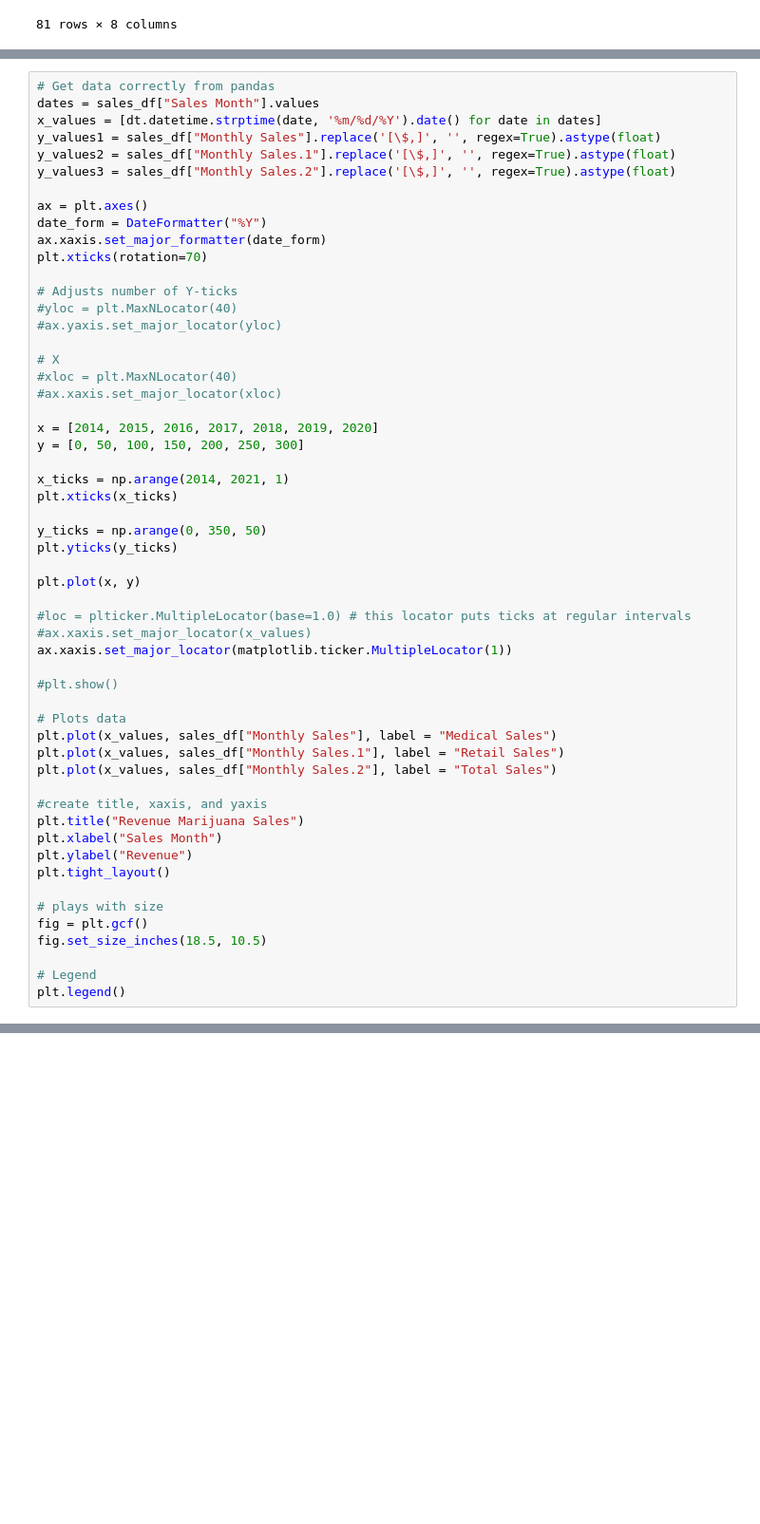
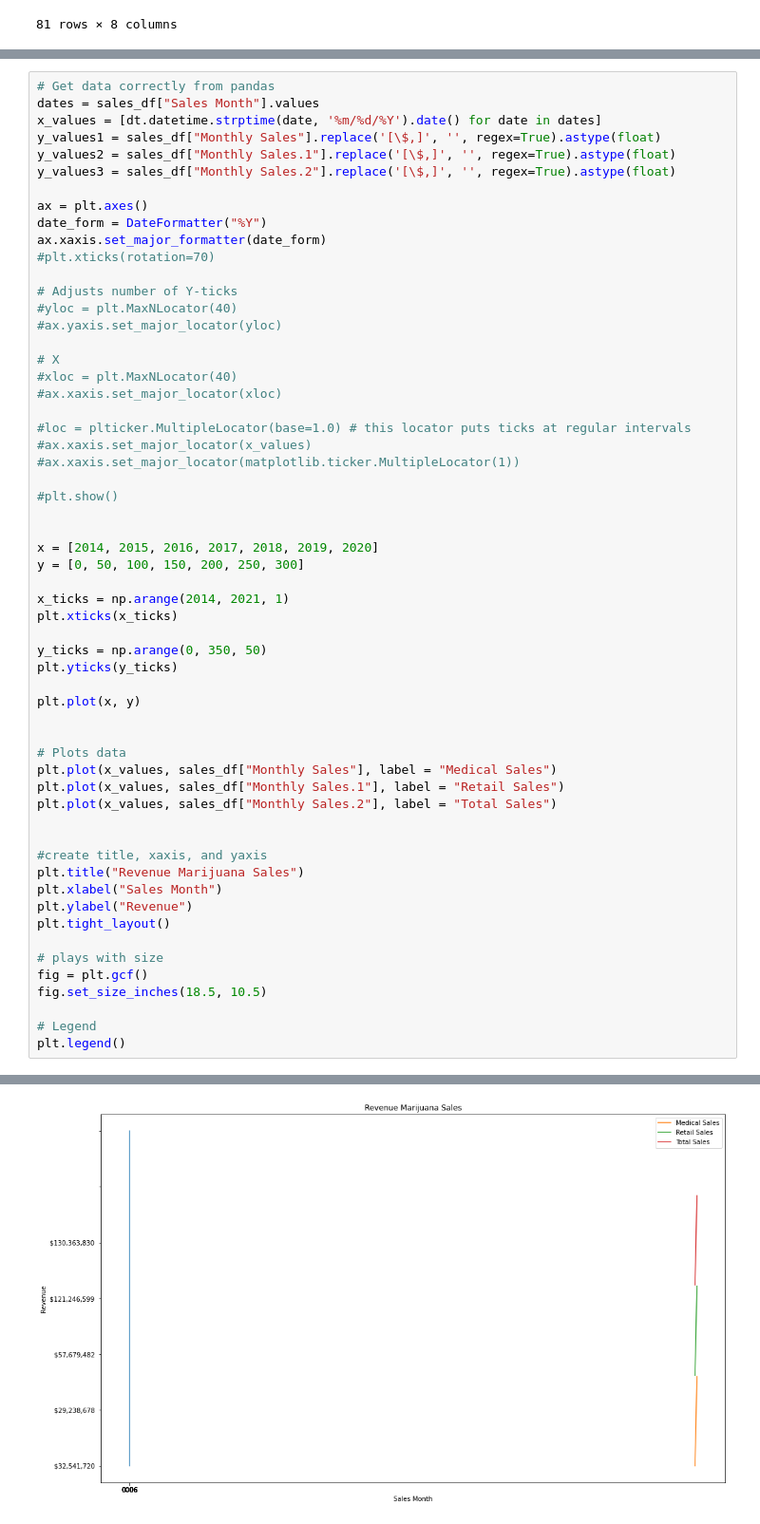
Before and after one commit to julieheadlee/bootcamp_quad, a Jupyter notebook: Total_Sales.ipynb, the cells around one changed output, grey strips where cells are left out. Shown at 95% size. Saved outputs shown, nothing was run; the diff lists cells and outputs as text; blank space fills up the shorter version.

```diff
--- a/Total_Sales.ipynb
+++ b/Total_Sales.ipynb
@@ -80,7 +88,7 @@ y_values3 = sales_df["Monthly Sales.2"].replace('[\$,]', '', regex=True).astype(
 ax = plt.axes()
 date_form = DateFormatter("%Y")
 ax.xaxis.set_major_formatter(date_form)
-plt.xticks(rotation=70)
+#plt.xticks(rotation=70)
 
 # Adjusts number of Y-ticks
 #yloc = plt.MaxNLocator(40)
@@ -89,6 +97,13 @@ plt.xticks(rotation=70)
 # X
 #xloc = plt.MaxNLocator(40)
 #ax.xaxis.set_major_locator(xloc)
+
+#loc = plticker.MultipleLocator(base=1.0) # this locator puts ticks at regular intervals
+#ax.xaxis.set_major_locator(x_values)
+#ax.xaxis.set_major_locator(matplotlib.ticker.MultipleLocator(1))
+
+#plt.show()
+
 
 x = [2014, 2015, 2016, 2017, 2018, 2019, 2020]
 y = [0, 50, 100, 150, 200, 250, 300]
@@ -101,16 +116,12 @@ plt.yticks(y_ticks)
 
 plt.plot(x, y)
 
-#loc = plticker.MultipleLocator(base=1.0) # this locator puts ticks at regular intervals
-#ax.xaxis.set_major_locator(x_values)
-ax.xaxis.set_major_locator(matplotlib.ticker.MultipleLocator(1))
-
-#plt.show()
 
 # Plots data
 plt.plot(x_values, sales_df["Monthly Sales"], label = "Medical Sales")
 plt.plot(x_values, sales_df["Monthly Sales.1"], label = "Retail Sales")
 plt.plot(x_values, sales_df["Monthly Sales.2"], label = "Total Sales")
+
 
 #create title, xaxis, and yaxis
 plt.title("Revenue Marijuana Sales")
@@ -130,0 +140 @@ Locator attempting to generate 809222 ticks ([-34769.0, ..., 774452.0]), which e
+[figure, added]
```
Also changed, not shown: parts of 4 cells of this notebook, 2 other files.
